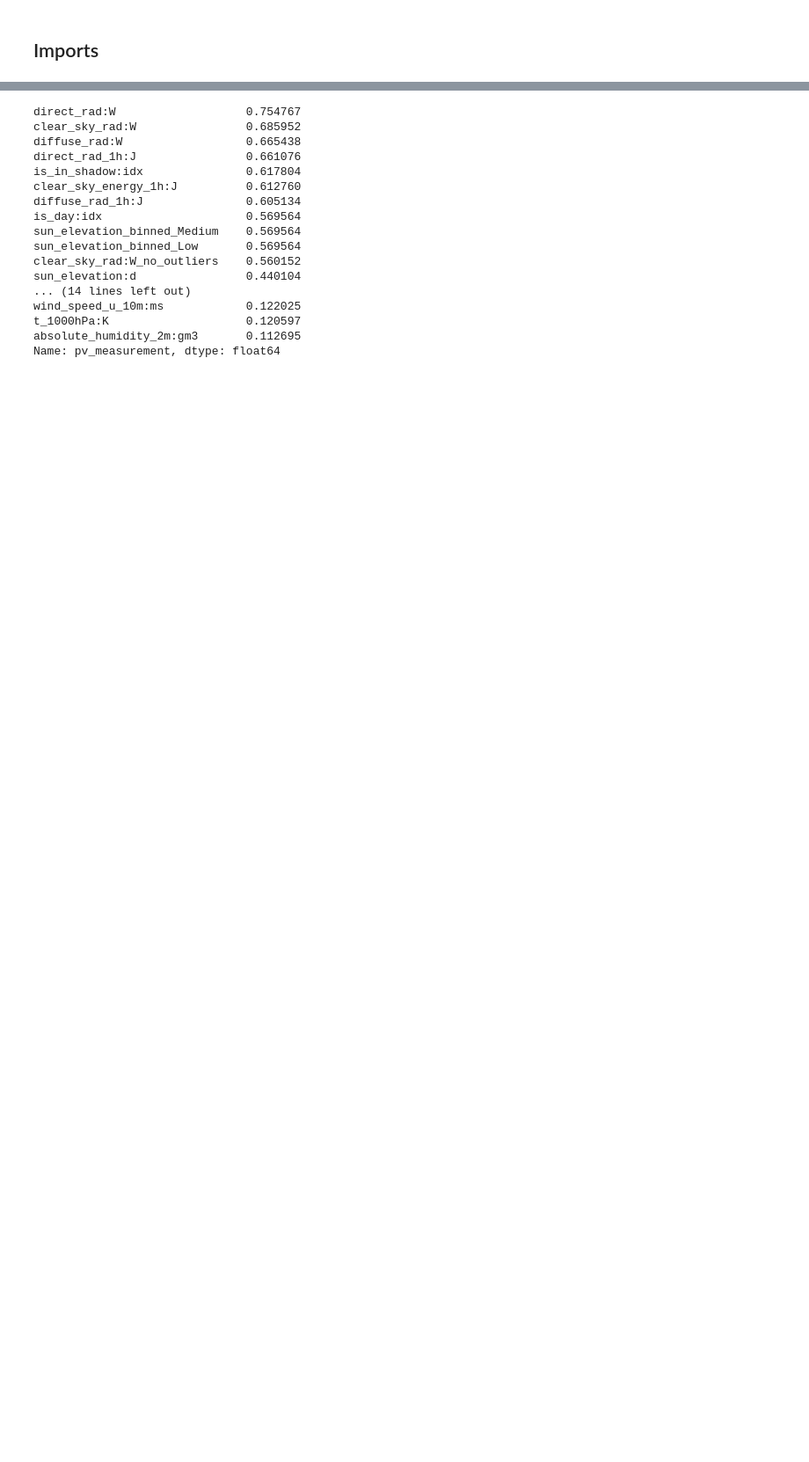
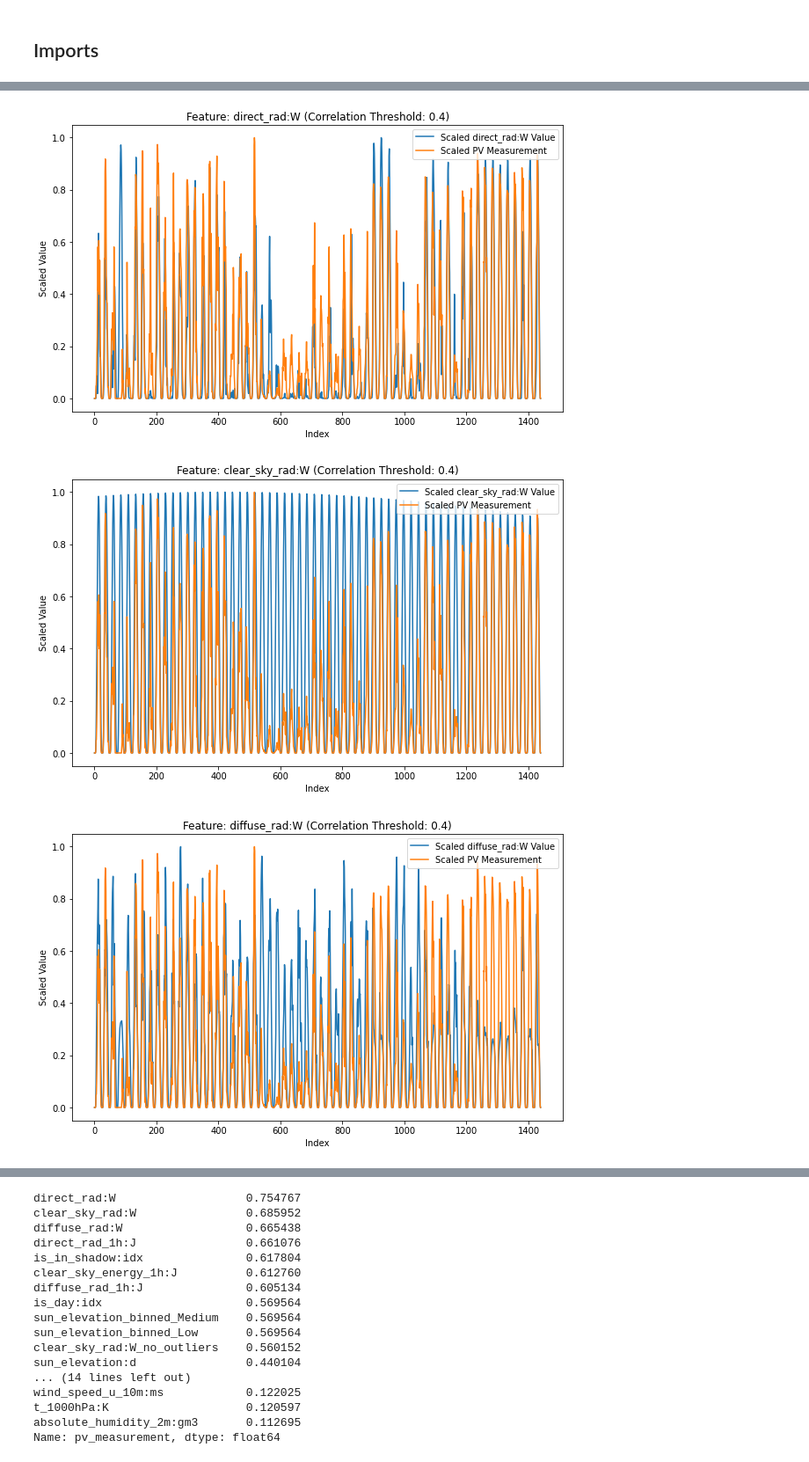
Before and after one commit to Mathias-a/TDT4173-project, a Jupyter notebook: long_notebook.ipynb, the cells around one changed output, grey strips where cells are left out. Shown at 88% size. Drawn from its saved outputs; the diff is of its cells as text; code cells hidden in the pictures; blank space fills up the shorter version.

```diff
--- a/long_notebook.ipynb
+++ b/long_notebook.ipynb
@@ -32,0 +36,11 @@ from sklearn.preprocessing import StandardScaler
+# %%
+data_parquet_file = "data/A/X_train_estimated.parquet"
+data_parquet_file_observed = "data/A/X_train_observed.parquet"
+target_parquet_file = "data/A/train_targets.parquet"
+
+
+df_train_observed = pd.read_parquet(data_parquet_file_observed)
+df_train_estimated = pd.read_parquet(data_parquet_file)
+df_combined = pd.concat([df_train_observed, df_train_estimated])
+df_target = pd.read_parquet(target_parquet_file)
+df_merged = pd.merge(df_combined, df_target, left_on="date_forecast", right_on="time", how="inner")
@@ -87,0 +123,33 @@ Name: pv_measurement, dtype: float64
+# %%
+def plot_relevant_features(df, ranked_features, correlation_threshold=0.4, num_rows=1440):
+    # Select the first 'num_rows' rows
+    df_subset = df.head(num_rows)
+
+    # Initialize a MinMaxScaler
+    scaler = MinMaxScaler()
+
+    # Filter the ranked features based on the correlation threshold
+    relevant_features = ranked_features[ranked_features > correlation_threshold].index
+
+    # Iterate over the relevant features
+    for feature in relevant_features:
+        if feature in df_subset.columns:
+            # Scale the feature and pv_measurement values separately
+            scaled_feature = scaler.fit_transform(df_subset[[feature]])
+            scaled_pv_measurement = scaler.fit_transform(df_subset[['pv_measurement']])
+
+            plt.figure(figsize=(10, 6))
+            plt.plot(scaled_feature, label=f'Scaled {feature} Value')
+            plt.plot(scaled_pv_measurement, label='Scaled PV Measurement')
+            plt.title(f'Feature: {feature} (Correlation Threshold: {correlation_threshold})')
+            plt.xlabel('Index')
+            plt.ylabel('Scaled Value')
+            plt.legend()
+            plt.show()
+
+# Usage example
+plot_relevant_features(df_merged, ranked_features, correlation_threshold=0.4)
+# %% [output]
+[figure, added]
+[figure, added]
+[figure, added]
```
Also changed, not shown: parts of 26 cells of this notebook.
